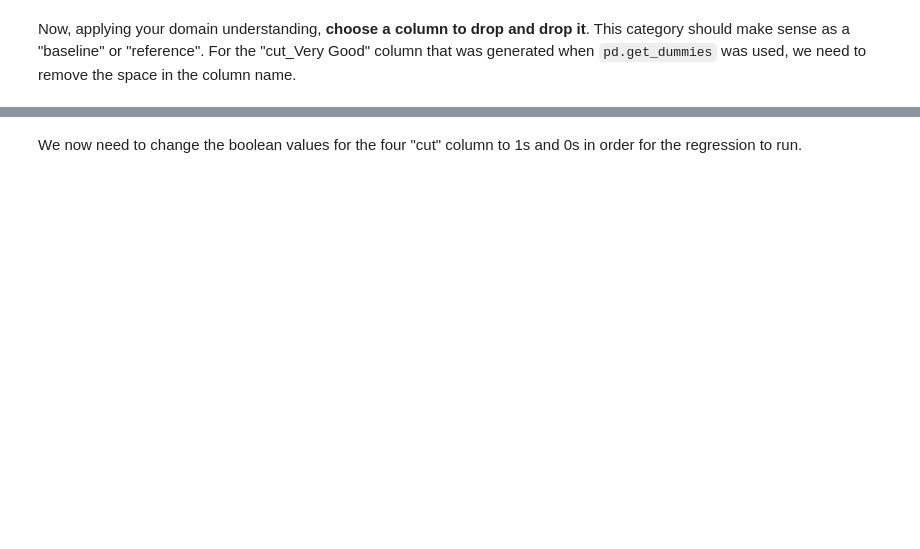
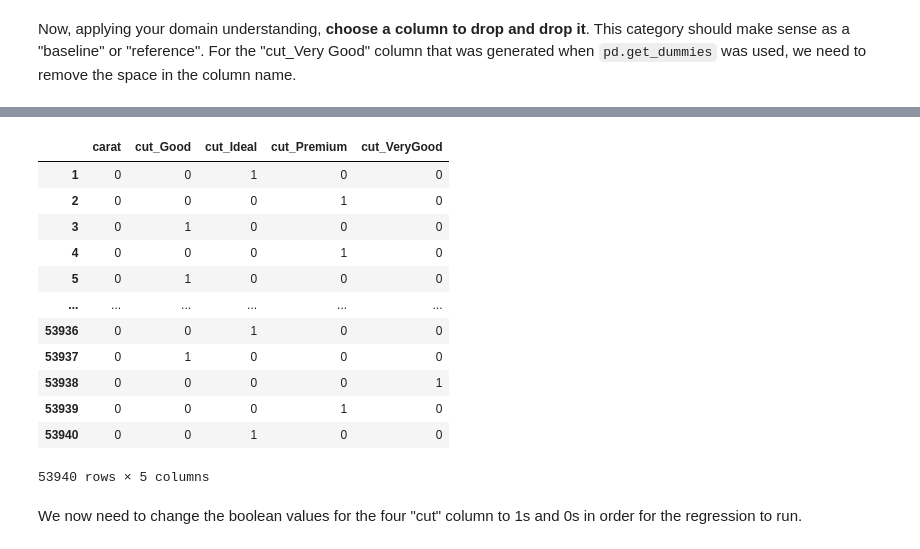
Before and after one commit to victormuuo07/dsc-multiple-regression-cumulative-lab, a Jupyter notebook: index.ipynb, the cells around one changed output, grey strips where cells are left out. Saved outputs shown, nothing was run; the diff lists cells and outputs as text; code cells hidden in the pictures; blank space fills up the shorter version.

```diff
--- a/index.ipynb
+++ b/index.ipynb
@@ -354,3 +367,23 @@ Error:
+# %%
+# Your code here
+# "Fair" is the worst cut so we'll drop that as the baseline
+X_iterated.drop("cut_Fair", axis=1, inplace=True)
+X_iterated.columns = X_iterated.columns.str.replace(' ', '')
+X_iterated
+# %% [output]
+|  | carat | cut_Good | cut_Ideal | cut_Premium | cut_VeryGood |
+| 1 | 0 | 0 | 1 | 0 | 0 |
+| 2 | 0 | 0 | 0 | 1 | 0 |
+| 3 | 0 | 1 | 0 | 0 | 0 |
+| 4 | 0 | 0 | 0 | 1 | 0 |
+| 5 | 0 | 1 | 0 | 0 | 0 |
+| ... | ... | ... | ... | ... | ... |
+| 53936 | 0 | 0 | 1 | 0 | 0 |
+| 53937 | 0 | 1 | 0 | 0 | 0 |
+| 53938 | 0 | 0 | 0 | 0 | 1 |
+| 53939 | 0 | 0 | 0 | 1 | 0 |
+| 53940 | 0 | 0 | 1 | 0 | 0 |
+53940 rows × 5 columns
 # %% [markdown]
 We now need to change the boolean values for the four "cut" column to 1s and 0s in order for the regression to run.
 # %%
```
Also changed, not shown: parts of 15 cells of this notebook.
